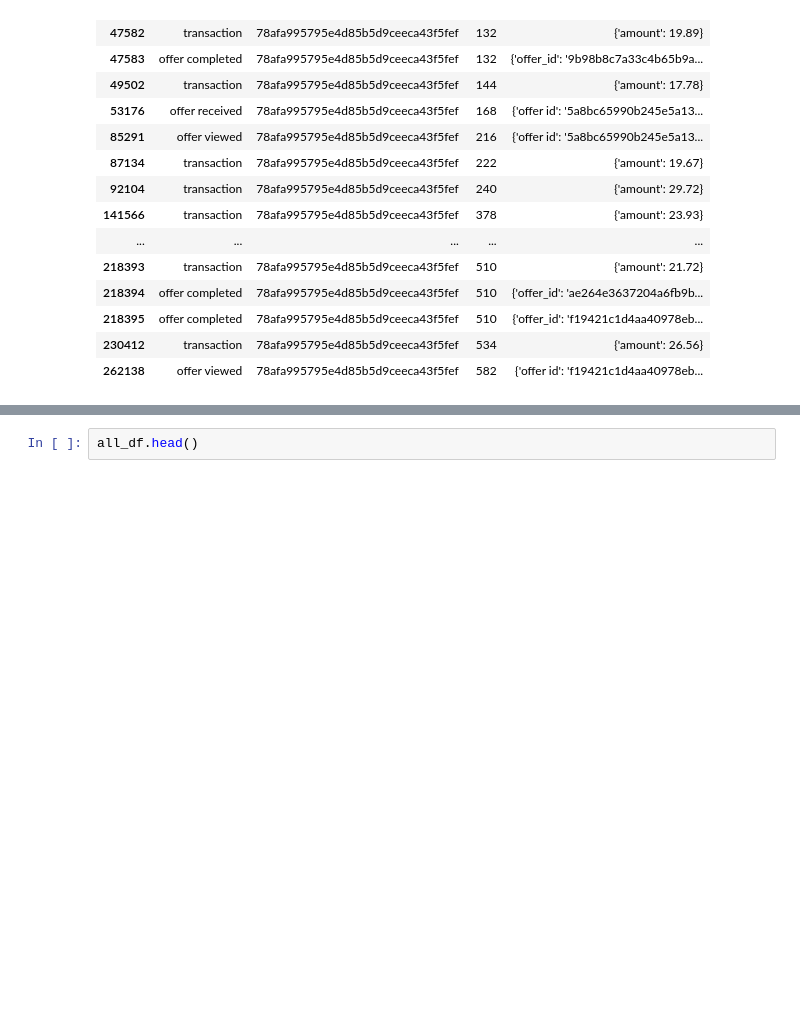
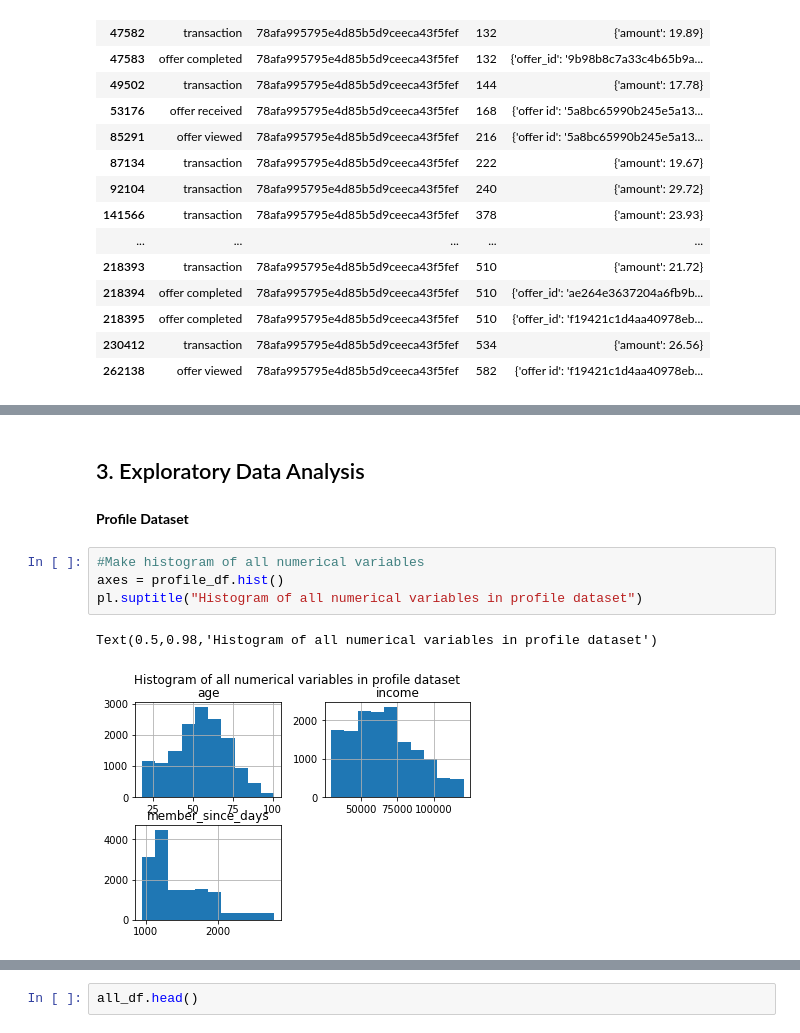
Before and after one commit to nandinihegde/Starbucks_Capstone_project, a Jupyter notebook: Starbucks_Capstone_notebook.ipynb, the cells around one changed output, grey strips where cells are left out. Cells and saved outputs as stored; diff of their text form; blank space fills up the shorter version.

```diff
--- a/Starbucks_Capstone_notebook.ipynb
+++ b/Starbucks_Capstone_notebook.ipynb
@@ -319,0 +365,11 @@ array([  0, 168, 336, 408, 504, 576])
+# %% [markdown]
+## 3. Exploratory Data Analysis
+# %% [markdown]
+**Profile Dataset**
+# %%
+#Make histogram of all numerical variables
+axes = profile_df.hist()
+pl.suptitle("Histogram of all numerical variables in profile dataset")
+# %% [output]
+Text(0.5,0.98,'Histogram of all numerical variables in profile dataset')
+[figure, added]
```
Also changed, not shown: parts of 120 cells of this notebook, 22 other files.
